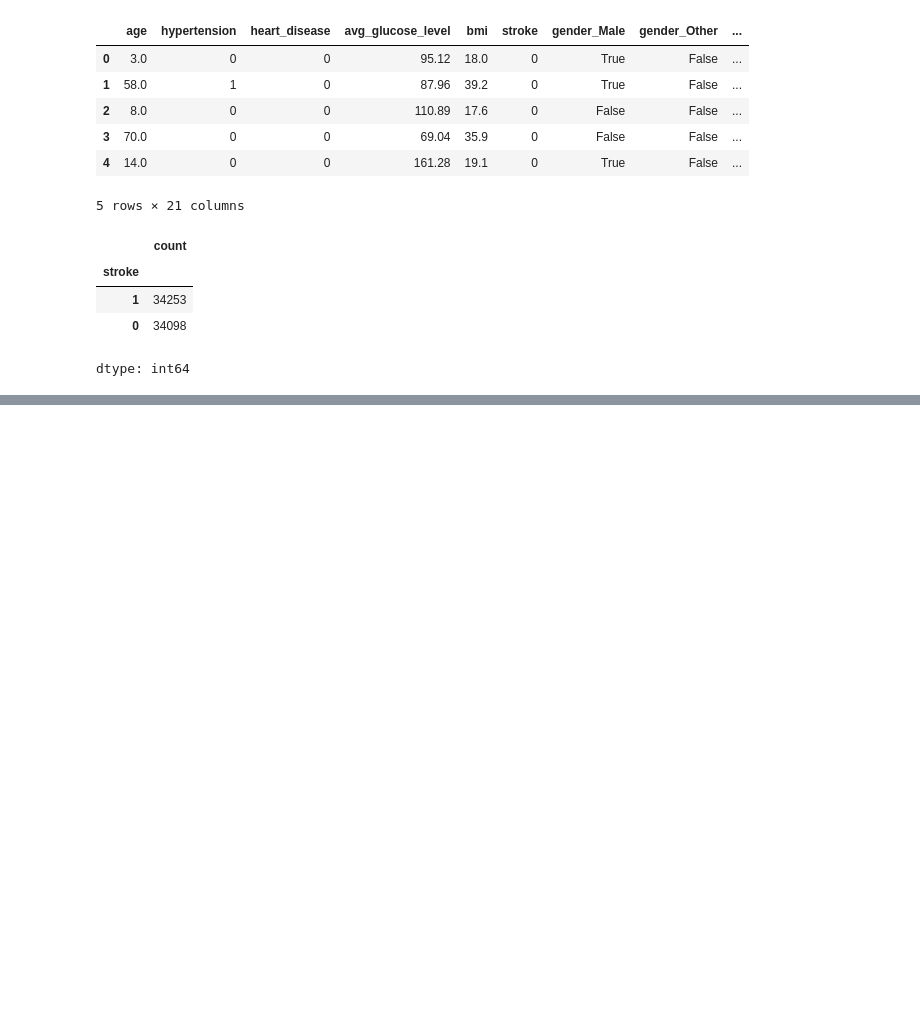
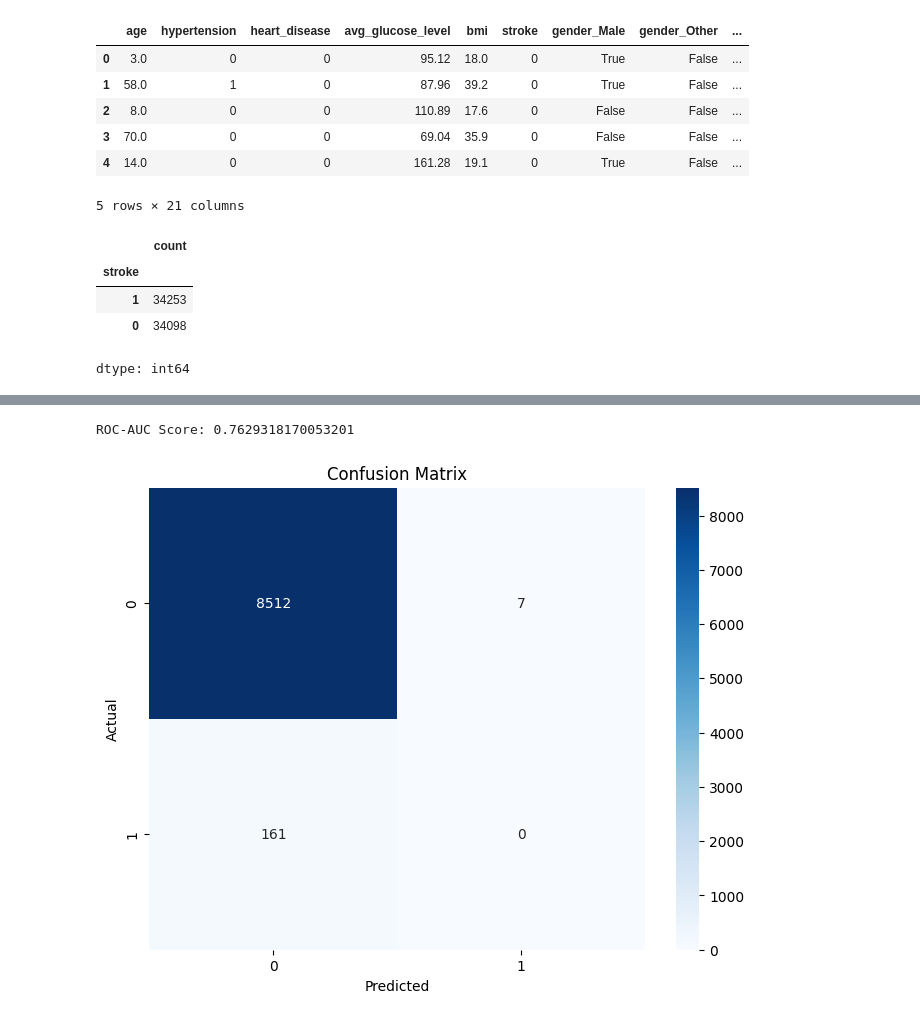
Before and after one commit to Shahedur23036883/Cerebral-Stroke-Prediction, a Jupyter notebook: Another_copy_of_cerebral_stroke_prediction.ipynb, the cells around one changed output, grey strips where cells are left out. Cells and saved outputs as stored; diff of their text form; code cells hidden in the pictures; blank space fills up the shorter version.

```diff
--- a/Another_copy_of_cerebral_stroke_prediction.ipynb
+++ b/Another_copy_of_cerebral_stroke_prediction.ipynb
@@ -906,7 +982,16 @@ print(confusion_matrix(y_test, y_pred))
 # %%
 # ROC-AUC Score
 roc_auc = roc_auc_score(y_test, y_pred_proba)
 print("ROC-AUC Score:", roc_auc)
+plt.figure(figsize=(8, 6))
+sns.heatmap(confusion_matrix(y_test, y_pred), annot=True, fmt='d', cmap='Blues')
+plt.title('Confusion Matrix')
+plt.xlabel('Predicted')
+plt.ylabel('Actual')
+plt.show()
+# %% [output]
+ROC-AUC Score: 0.7629318170053201
+[figure, added]
 # %%
 # Get feature importance
 feature_importance = best_catboost_model.get_feature_importance()
```
Also changed, not shown: parts of 12 cells of this notebook.
